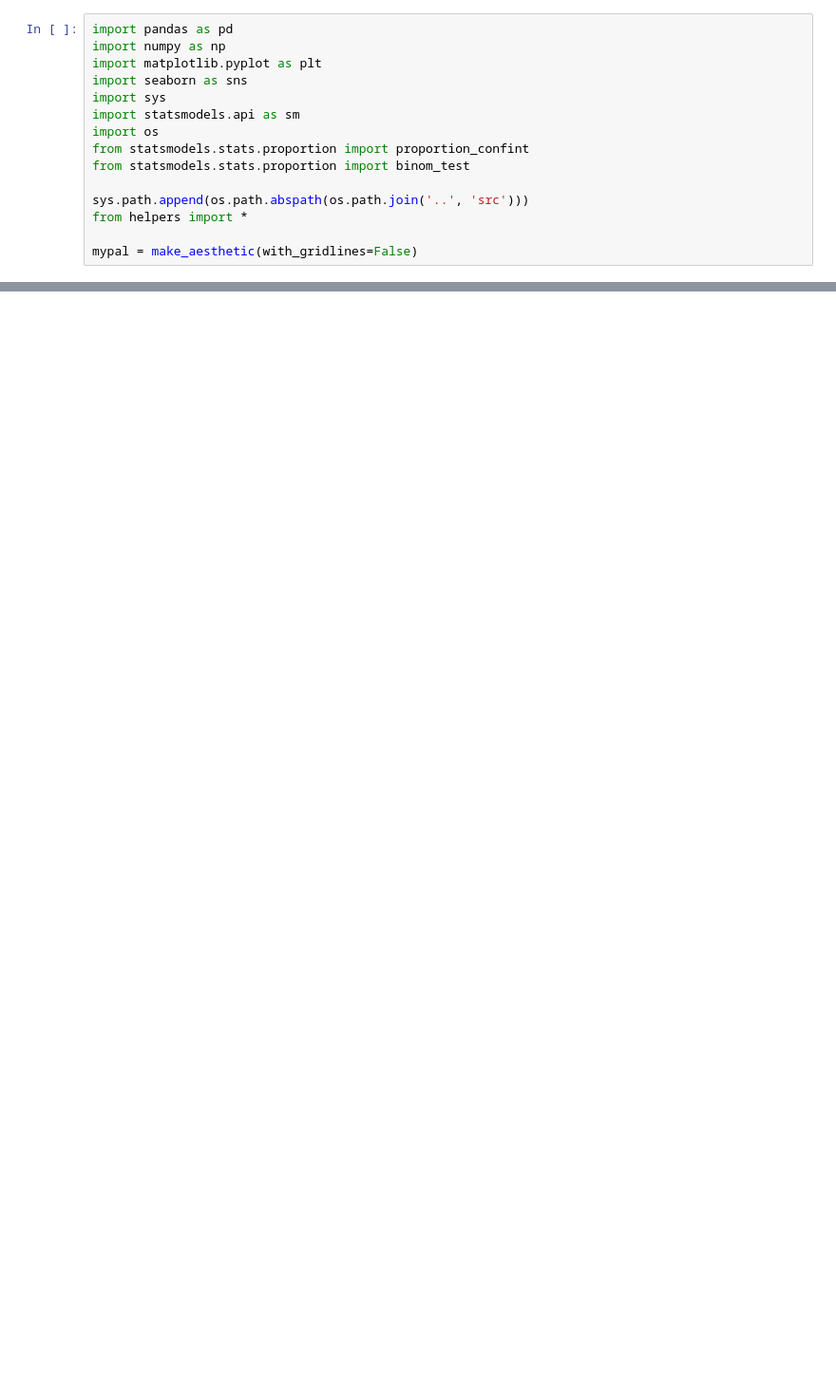
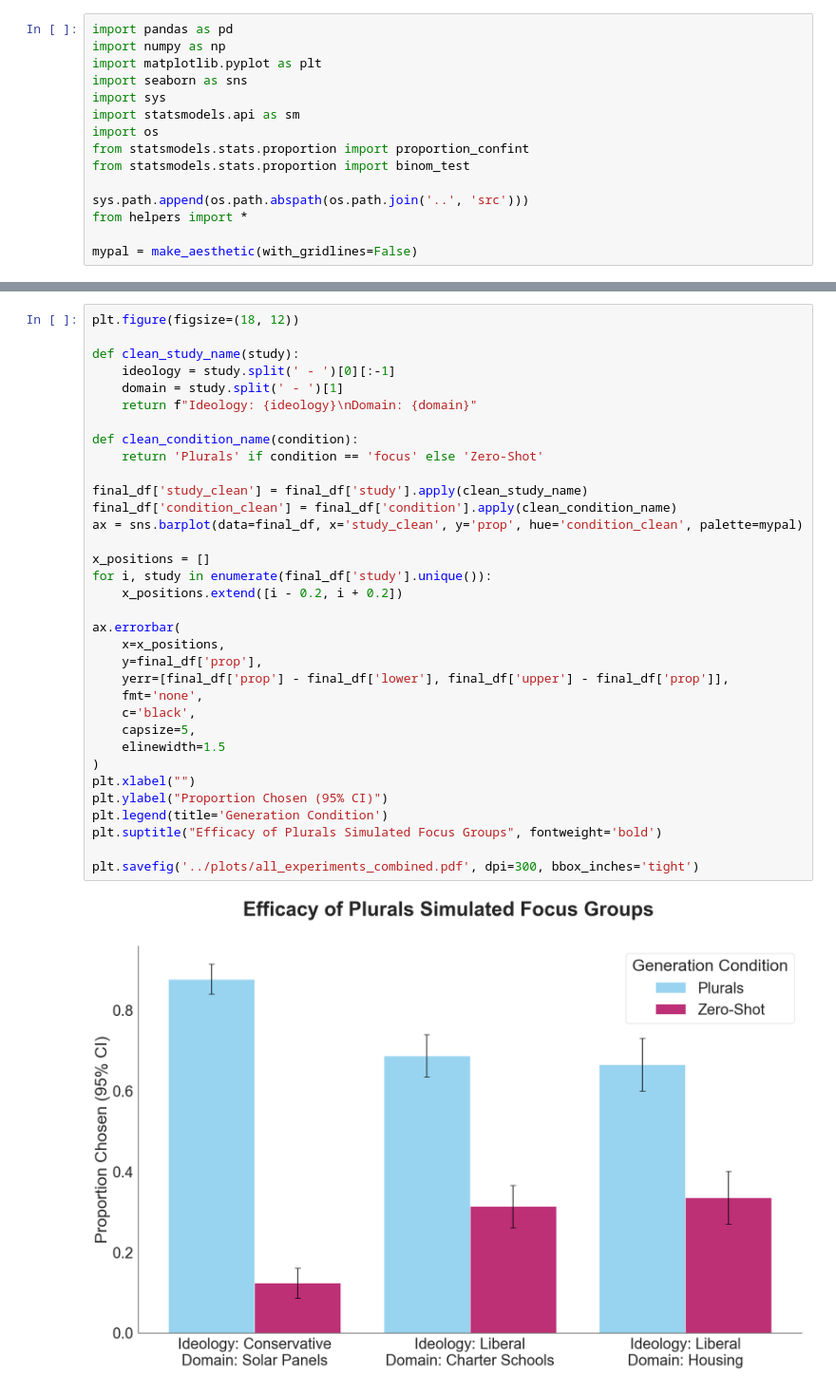
Before and after one commit to josh-ashkinaze/sim_ensembles, a Jupyter notebook: scripts/6.1_analyze_sim_focus_experiments.ipynb, the cells around one changed output, grey strips where cells are left out. Shown: that part at 95% size. Saved outputs shown, nothing was run; the diff lists cells and outputs as text; blank space fills up the shorter version.

Commit message:
1 plot

```diff
--- a/scripts/6.1_analyze_sim_focus_experiments.ipynb
+++ b/scripts/6.1_analyze_sim_focus_experiments.ipynb
@@ -138,0 +145,36 @@ data_dict['solar']
+# %%
+plt.figure(figsize=(18, 12))
+
+def clean_study_name(study):
+    ideology = study.split(' - ')[0][:-1]
+    domain = study.split(' - ')[1]
+    return f"Ideology: {ideology}\nDomain: {domain}"
+
+def clean_condition_name(condition):
+    return 'Plurals' if condition == 'focus' else 'Zero-Shot'
+
+final_df['study_clean'] = final_df['study'].apply(clean_study_name)
+final_df['condition_clean'] = final_df['condition'].apply(clean_condition_name)
+ax = sns.barplot(data=final_df, x='study_clean', y='prop', hue='condition_clean', palette=mypal)
+
+x_positions = []
+for i, study in enumerate(final_df['study'].unique()):
+    x_positions.extend([i - 0.2, i + 0.2])
+
+ax.errorbar(
+    x=x_positions,
+    y=final_df['prop'],
+    yerr=[final_df['prop'] - final_df['lower'], final_df['upper'] - final_df['prop']],
+    fmt='none',
+    c='black',
+    capsize=5,
+    elinewidth=1.5
+)
+plt.xlabel("")
+plt.ylabel("Proportion Chosen (95% CI)")
+plt.legend(title='Generation Condition')
+plt.suptitle("Efficacy of Plurals Simulated Focus Groups", fontweight='bold')
+
+plt.savefig('../plots/all_experiments_combined.pdf', dpi=300, bbox_inches='tight')
+# %% [output]
+[figure, added]
```
Also changed, not shown: parts of 4 cells of this notebook.
